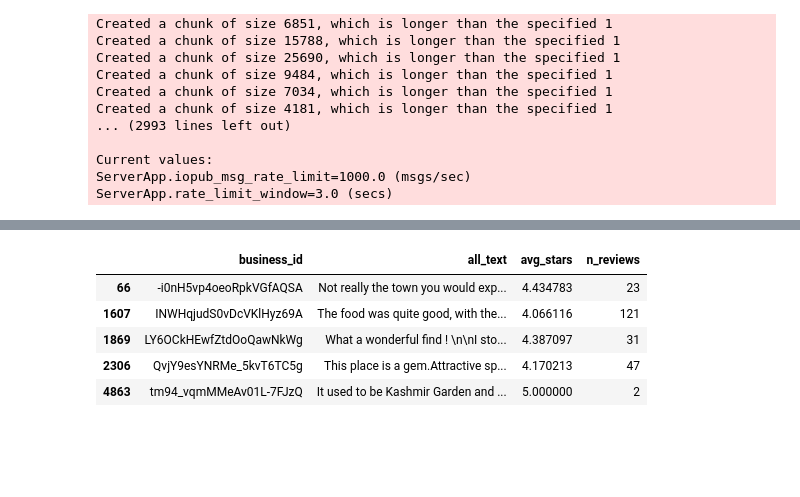
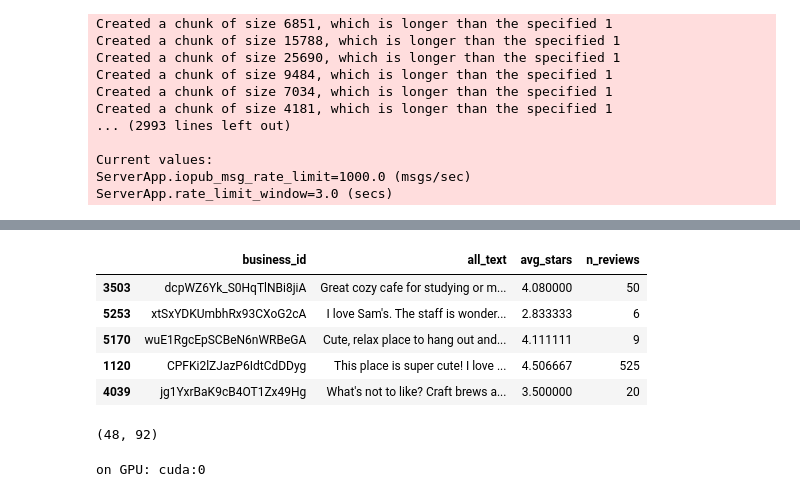
Before and after one commit to suspicious-candy/Restaurant_Rec, a Jupyter notebook: vector-search.ipynb, the cells around one changed output, grey strips where cells are left out. Drawn from its saved outputs; the diff is of its cells as text; code cells hidden in the pictures; blank space fills up the shorter version.

```diff
--- a/vector-search.ipynb
+++ b/vector-search.ipynb
@@ -79,9 +149,14 @@ Current values:
 ServerApp.iopub_msg_rate_limit=1000.0 (msgs/sec)
 ServerApp.rate_limit_window=3.0 (secs)
 # %%
+import os
 from langchain_huggingface import HuggingFaceEmbeddings
 from langchain_chroma import Chroma
 
 embeddings = HuggingFaceEmbeddings(model_name="sentence-transformers/all-MiniLM-L6-v2")
-db = Chroma.from_documents(documents, embedding=embeddings)
+
+if os.path.exists("chroma_db"):
+    db = Chroma(persist_directory="chroma_db", embedding_function=embeddings)
+else:
+    db = Chroma.from_documents(documents, embedding=embeddings, persist_directory="chroma_db")
 # %% [output]
@@ -90,14 +164,30 @@ To support symlinks on Windows, you either need to activate Developer Mode or to
 # %%
-def retrieve_semantic_recommendations(query: str, k: int = 5):
-    results = db.similarity_search(query, k=k)
+def retrieve_semantic_recommendations(query, city=None, home=None, max_km=None, k=5):
+    fetch_k = 200 if (home is not None and max_km is not None) else k
+    flt = {"city": city} if city else None
+    results = db.similarity_search(query, k=fetch_k, filter=flt)
     ids = [r.page_content.split()[0] for r in results]
-    return restaurant_docs[restaurant_docs["business_id"].isin(ids)]
+    recs = restaurant_docs[restaurant_docs["business_id"].isin(ids)].copy()
+    order = {b: i for i, b in enumerate(ids)}
+    recs = recs.sort_values(by="business_id", key=lambda s: s.map(order))
+    if home is not None and max_km is not None:
+        recs["dist_km"] = km_away(recs["latitude"], recs["longitude"], home[0], home[1])
+        recs = recs[recs["dist_km"] <= max_km]
+
+    return recs.head(k)
 # %%
-("indoor, cozy place for indian")
+retrieve_semantic_recommendations("places with outdoor and also cheap with AMAZINF RATINGs")
 # %% [output]
 |  | business_id | all_text | avg_stars | n_reviews |
-| 66 | -i0nH5vp4oeoRpkVGfAQSA | Not really the town you would exp... | 4.434783 | 23 |
-| 1607 | INWHqjudS0vDcVKlHyz69A | The food was quite good, with the... | 4.066116 | 121 |
-| 1869 | LY6OCkHEwfZtdOoQawNkWg | What a wonderful find ! \n\nI sto... | 4.387097 | 31 |
-| 2306 | QvjY9esYNRMe_5kvT6TC5g | This place is a gem.Attractive sp... | 4.170213 | 47 |
-| 4863 | tm94_vqmMMeAv01L-7FJzQ | It used to be Kashmir Garden and ... | 5.000000 | 2 |
+| 3503 | dcpWZ6Yk_S0HqTlNBi8jiA | Great cozy cafe for studying or m... | 4.080000 | 50 |
+| 5253 | xtSxYDKUmbhRx93CXoG2cA | I love Sam's. The staff is wonder... | 2.833333 | 6 |
+| 5170 | wuE1RgcEpSCBeN6nWRBeGA | Cute, relax place to hang out and... | 4.111111 | 9 |
+| 1120 | CPFKi2lZJazP6IdtCdDDyg | This place is super cute! I love ... | 4.506667 | 525 |
+| 4039 | jg1YxrBaK9cB4OT1Zx49Hg | What's not to like? Craft brews a... | 3.500000 | 20 |
+# %%
+uid = df["user_id"].value_counts().index[0]
+liked_ids = df[(df["user_id"] == uid) & (df["stars"] >= 4)]["business_id"].unique()
+visited_ids = df[df["user_id"] == uid]["business_id"].unique()
+len(liked_ids), len(visited_ids)
+# %% [output]
+(48, 92)
@@ -103,0 +225,14 @@ def retrieve_semantic_recommendations(query: str, k: int = 5):
+# %%
+from transformers import pipeline
+
+emotion = pipeline(
+    "text-classification",
+    model="j-hartmann/emotion-english-distilroberta-base",
+    top_k=None,
+    device=0,
+    truncation=True,
+    max_length=512,
+)
+print("on GPU:", emotion.device)
+# %% [output]
+on GPU: cuda:0
```
Also changed, not shown: parts of 27 cells of this notebook, 12 other files.
